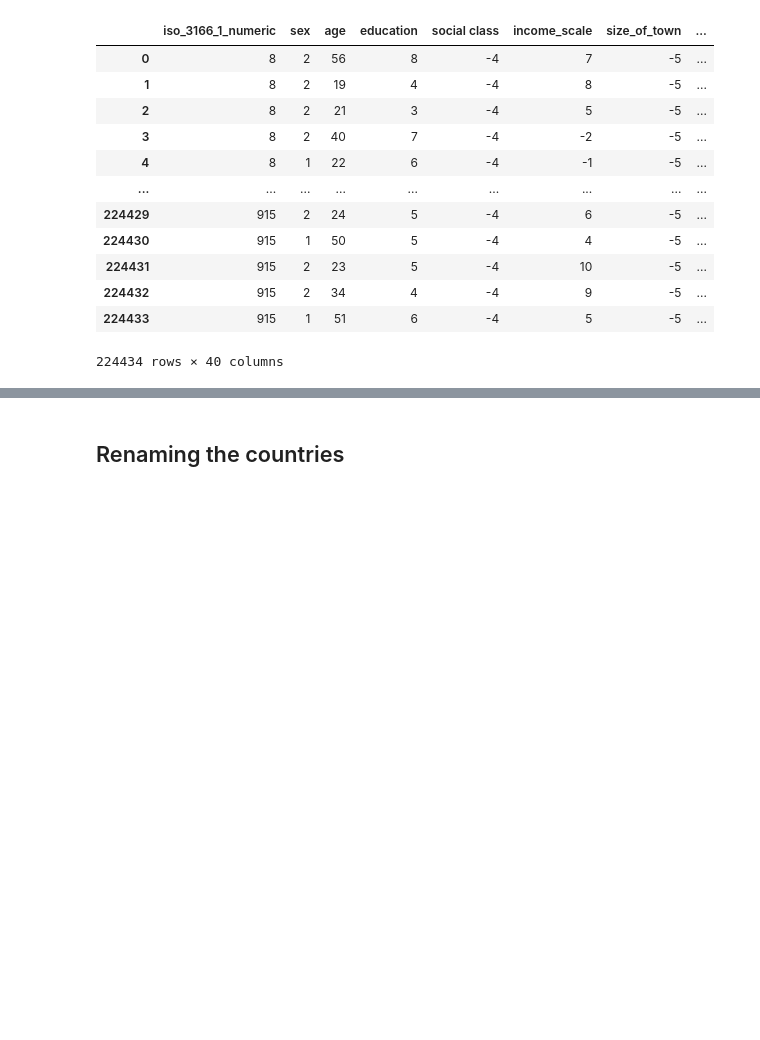
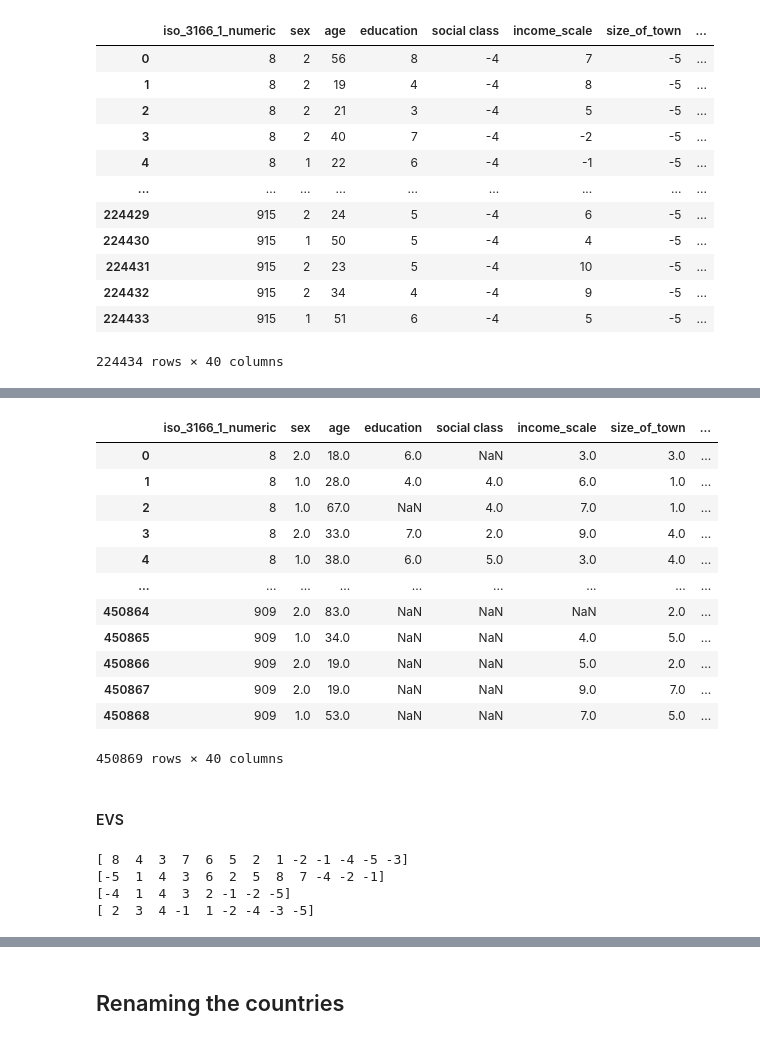
Before and after one commit to JohnH99/the-political-spectrum-in-crosscultural-perspective, a Jupyter notebook: maximum_number_of_countries_version.ipynb, the cells around one changed output, grey strips where cells are left out. Drawn from its saved outputs; the diff is of its cells as text; code cells hidden in the pictures; blank space fills up the shorter version.

```diff
--- a/maximum_number_of_countries_version.ipynb
+++ b/maximum_number_of_countries_version.ipynb
@@ -237,0 +252,2 @@ evs_selected_columns
+# %%
+wvs_selected_columns[wvs_selected_columns < 0] = None
@@ -237,0 +264,28 @@ evs_selected_columns
+# %%
+wvs_selected_columns
+# %% [output]
+|  | iso_3166_1_numeric | sex | age | education | social class | income_scale | size_of_town | ... |
+| 0 | 8 | 2.0 | 18.0 | 6.0 | NaN | 3.0 | 3.0 | ... |
+| 1 | 8 | 1.0 | 28.0 | 4.0 | 4.0 | 6.0 | 1.0 | ... |
+| 2 | 8 | 1.0 | 67.0 | NaN | 4.0 | 7.0 | 1.0 | ... |
+| 3 | 8 | 2.0 | 33.0 | 7.0 | 2.0 | 9.0 | 4.0 | ... |
+| 4 | 8 | 1.0 | 38.0 | 6.0 | 5.0 | 3.0 | 4.0 | ... |
+| ... | ... | ... | ... | ... | ... | ... | ... | ... |
+| 450864 | 909 | 2.0 | 83.0 | NaN | NaN | NaN | 2.0 | ... |
+| 450865 | 909 | 1.0 | 34.0 | NaN | NaN | 4.0 | 5.0 | ... |
+| 450866 | 909 | 2.0 | 19.0 | NaN | NaN | 5.0 | 2.0 | ... |
+| 450867 | 909 | 2.0 | 19.0 | NaN | NaN | 9.0 | 7.0 | ... |
+| 450868 | 909 | 1.0 | 53.0 | NaN | NaN | 7.0 | 5.0 | ... |
+450869 rows × 40 columns
+# %% [markdown]
+#### EVS
+# %%
+print(evs_selected_columns['education'].unique())
+print(evs_selected_columns['size_of_town'].unique())
+print(evs_selected_columns['country_aim_first_choice'].unique())
+print(evs_selected_columns['important_religion'].unique())
+# %% [output]
+[ 8  4  3  7  6  5  2  1 -2 -1 -4 -5 -3]
+[-5  1  4  3  6  2  5  8  7 -4 -2 -1]
+[-4  1  4  3  2 -1 -2 -5]
+[ 2  3  4 -1  1 -2 -4 -3 -5]
```
Also changed, not shown: parts of 38 cells of this notebook.
